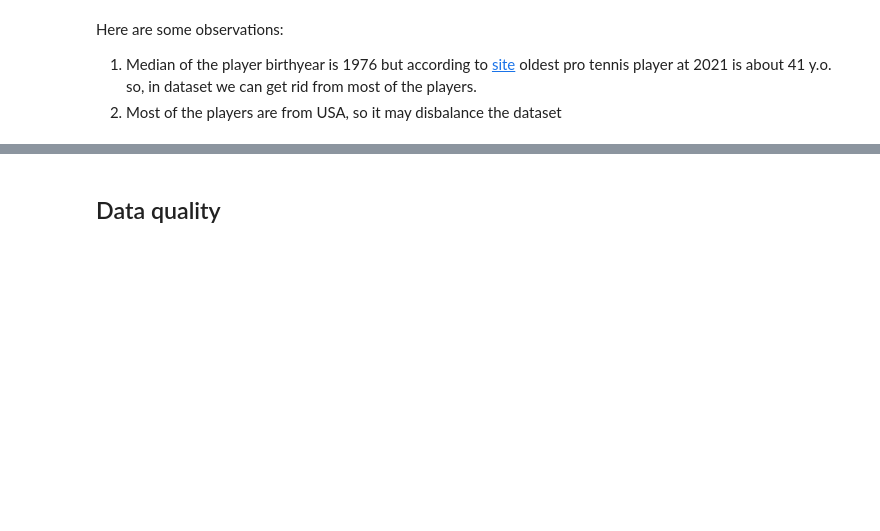
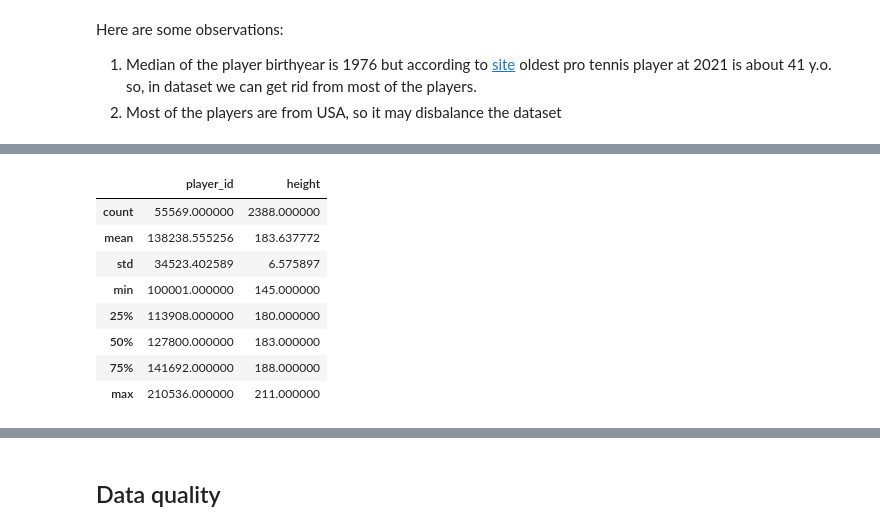
Before and after one commit to Shakhtery/data-mining, a Jupyter notebook: Data_Understanding.ipynb, the cells around one changed output, grey strips where cells are left out. Cells and saved outputs as stored; diff of their text form; code cells hidden in the pictures; blank space fills up the shorter version.

```diff
--- a/Data_Understanding.ipynb
+++ b/Data_Understanding.ipynb
@@ -367,0 +421,13 @@ Here are some observations:
+# %%
+# Describe player data
+player_data_additional.describe()
+# %% [output]
+|  | player_id | height |
+| count | 55569.000000 | 2388.000000 |
+| mean | 138238.555256 | 183.637772 |
+| std | 34523.402589 | 6.575897 |
+| min | 100001.000000 | 145.000000 |
+| 25% | 113908.000000 | 180.000000 |
+| 50% | 127800.000000 | 183.000000 |
+| 75% | 141692.000000 | 188.000000 |
+| max | 210536.000000 | 211.000000 |
```
Also changed, not shown: parts of 17 cells of this notebook, 1 other file.
